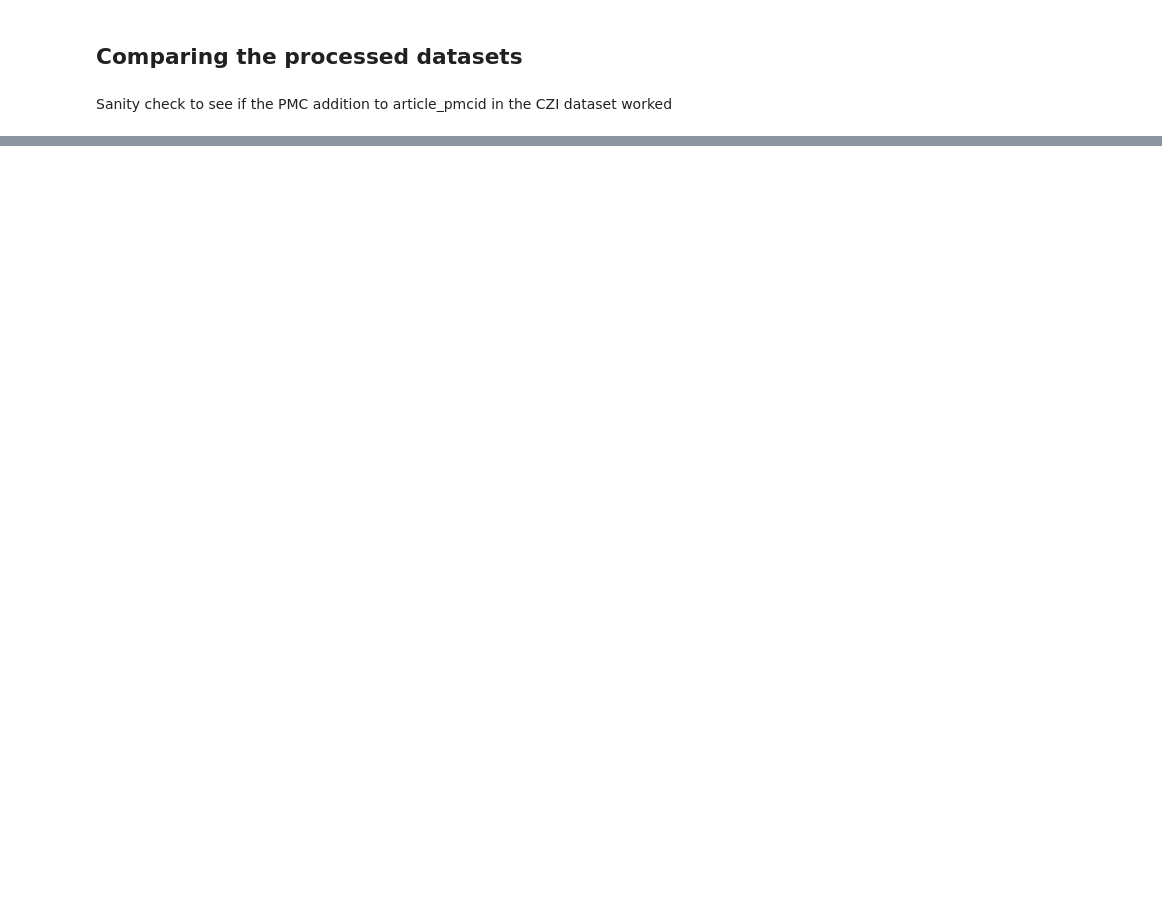
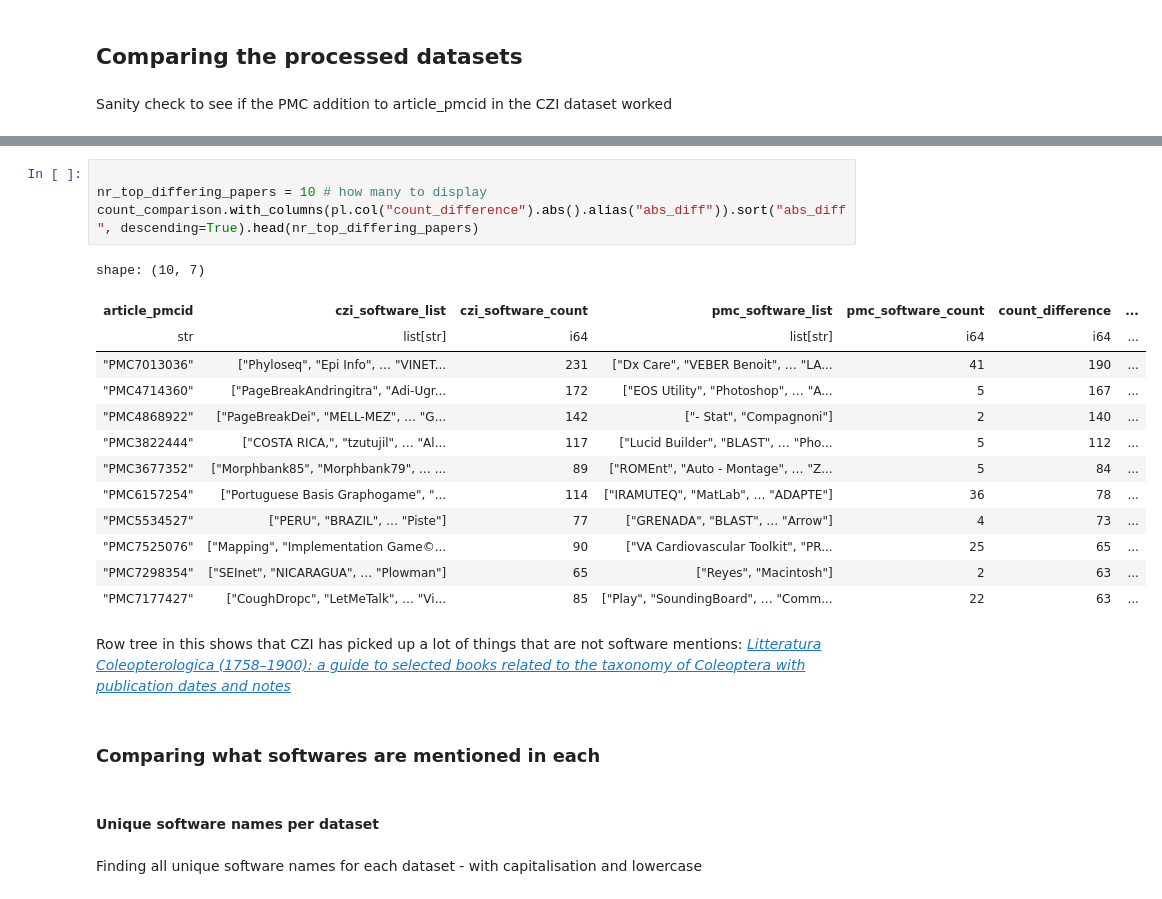
Before and after one commit to TheOSSci/InnovationSprint2025_Linking_Software_Mentions, a Jupyter notebook: mentions-dataset-comparisons/dataset-comparisons.ipynb, the cells around one changed output, grey strips where cells are left out. Saved outputs shown, nothing was run; the diff lists cells and outputs as text; blank space fills up the shorter version.

```diff
--- a/mentions-dataset-comparisons/dataset-comparisons.ipynb
+++ b/mentions-dataset-comparisons/dataset-comparisons.ipynb
@@ -146,0 +248,26 @@ Looks reasonable!
+# %%
+
+nr_top_differing_papers = 10 # how many to display
+count_comparison.with_columns(pl.col("count_difference").abs().alias("abs_diff")).sort("abs_diff", descending=True).head(nr_top_differing_papers)
+# %% [output]
+shape: (10, 7)
+| article_pmcid | czi_software_list | czi_software_count | pmc_software_list | pmc_software_count | count_difference | ... |
+| str | list[str] | i64 | list[str] | i64 | i64 | ... |
+| "PMC7013036" | ["Phyloseq", "Epi Info", … "VINET... | 231 | ["Dx Care", "VEBER Benoit", … "LA... | 41 | 190 | ... |
+| "PMC4714360" | ["PageBreakAndringitra", "Adi-Ugr... | 172 | ["EOS Utility", "Photoshop", … "A... | 5 | 167 | ... |
+| "PMC4868922" | ["PageBreakDei", "MELL-MEZ", … "G... | 142 | ["- Stat", "Compagnoni"] | 2 | 140 | ... |
+| "PMC3822444" | ["COSTA RICA,", "tzutujil", … "Al... | 117 | ["Lucid Builder", "BLAST", … "Pho... | 5 | 112 | ... |
+| "PMC3677352" | ["Morphbank85", "Morphbank79", … ... | 89 | ["ROMEnt", "Auto - Montage", … "Z... | 5 | 84 | ... |
+| "PMC6157254" | ["Portuguese Basis Graphogame", "... | 114 | ["IRAMUTEQ", "MatLab", … "ADAPTE"] | 36 | 78 | ... |
+| "PMC5534527" | ["PERU", "BRAZIL", … "Piste"] | 77 | ["GRENADA", "BLAST", … "Arrow"] | 4 | 73 | ... |
+| "PMC7525076" | ["Mapping", "Implementation Game©... | 90 | ["VA Cardiovascular Toolkit", "PR... | 25 | 65 | ... |
+| "PMC7298354" | ["SEInet", "NICARAGUA", … "Plowman"] | 65 | ["Reyes", "Macintosh"] | 2 | 63 | ... |
+| "PMC7177427" | ["CoughDropc", "LetMeTalk", … "Vi... | 85 | ["Play", "SoundingBoard", … "Comm... | 22 | 63 | ... |
+# %% [markdown]
+Row tree in this shows that CZI has picked up a lot of things that are not software mentions: [*Litteratura Coleopterologica (1758–1900): a guide to selected books related to the taxonomy of Coleoptera with publication dates and notes*](https://pmc.ncbi.nlm.nih.gov/articles/PMC4868922/#sec9)
+# %% [markdown]
+### Comparing what softwares are mentioned in each
+# %% [markdown]
+#### Unique software names per dataset
+# %% [markdown]
+Finding all unique software names for each dataset - with capitalisation and lowercase
```
Also changed, not shown: parts of 26 cells of this notebook.
